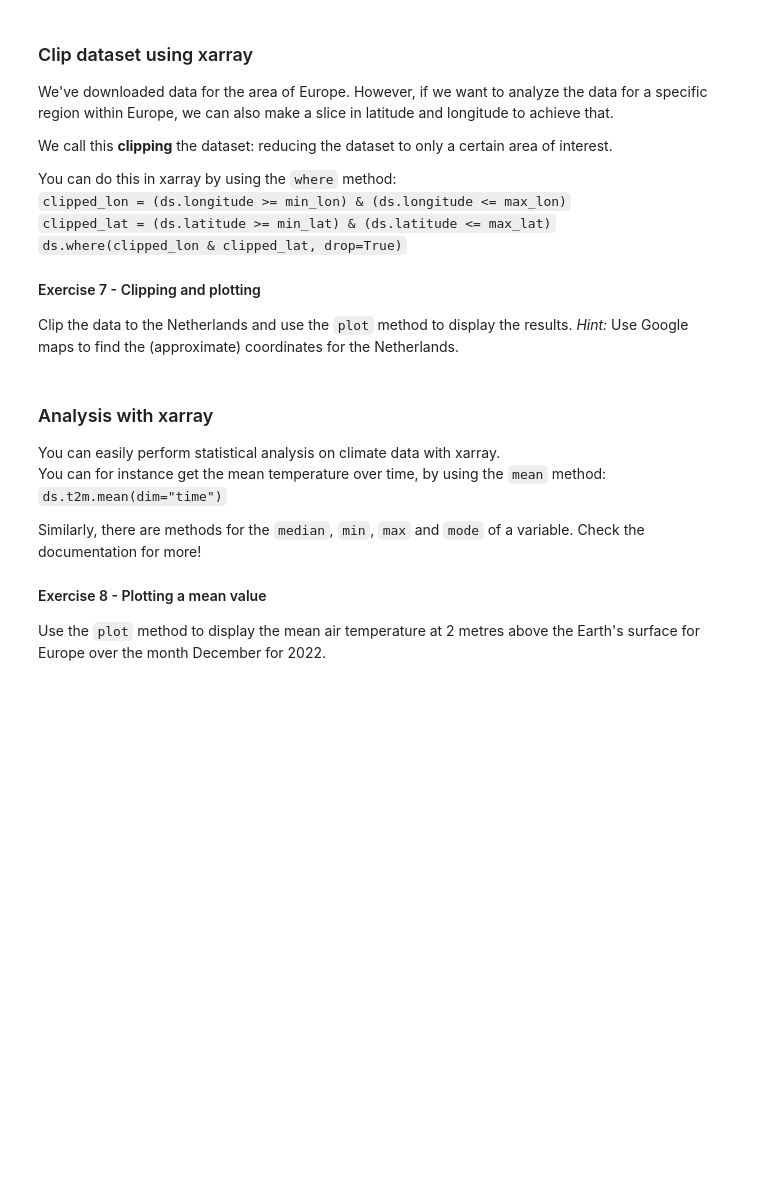
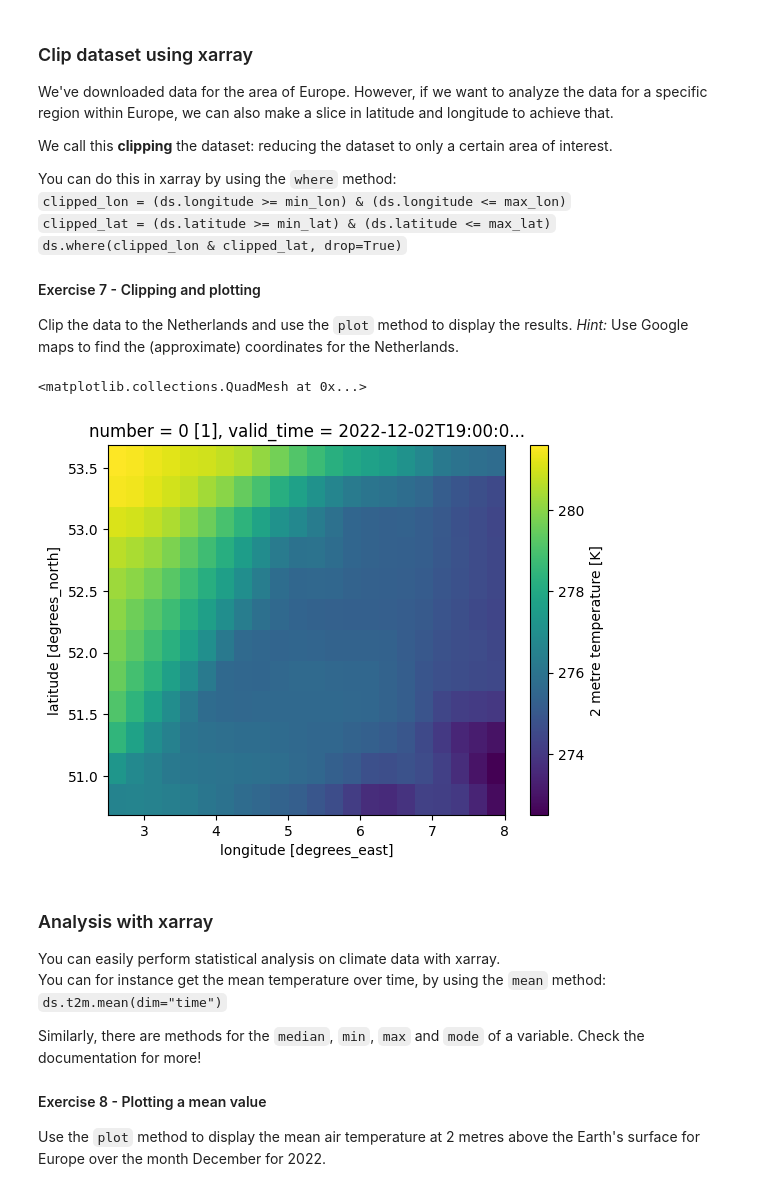
Before and after one commit to victorelgersma/dafs, a Jupyter notebook: week4/Lesson 1 - Climate data - v4 - without Solutions.ipynb, the cells around one changed output. Cells and saved outputs as stored; diff of their text form; code cells hidden in the pictures; blank space fills up the shorter version.

```diff
--- a/week4/Lesson 1 - Climate data - v4 - without Solutions.ipynb
+++ b/week4/Lesson 1 - Climate data - v4 - without Solutions.ipynb
@@ -294,6 +403,23 @@ Clip the data to the Netherlands and use the `plot` method to display the result
 *Hint:* Use Google maps to find the (approximate) coordinates for the Netherlands.
 # %%
 # Insert code for exercise 7 here
+# Zoom in on the netherlands
+nl_lat_min= 50.661057082158905
+nl_lat_max = 53.6077429284162
+nl_long_min = 2.3866540751644654
+nl_long_max =8.120751451718311
+
+
+clipped_lon = (ds.longitude >= nl_long_min) & (ds.longitude <= nl_long_max)
+clipped_lat = (ds.latitude >= nl_lat_min) & (ds.latitude <= nl_lat_max)
+
+in_netherlands = clipped_lon & clipped_lat
+ds_nl = ds.where(in_netherlands, drop=True)
+
+ds_nl['t2m'].sel(valid_time=datetime(2022,12,2, 19, 0,0)).plot()
+# %% [output]
+<matplotlib.collections.QuadMesh at 0x...>
+[figure, added]
 # %% [markdown]
 ### Analysis with xarray
 You can easily perform statistical analysis on climate data with xarray.
```
Also changed, not shown: parts of 18 cells of this notebook, 4 other files.
